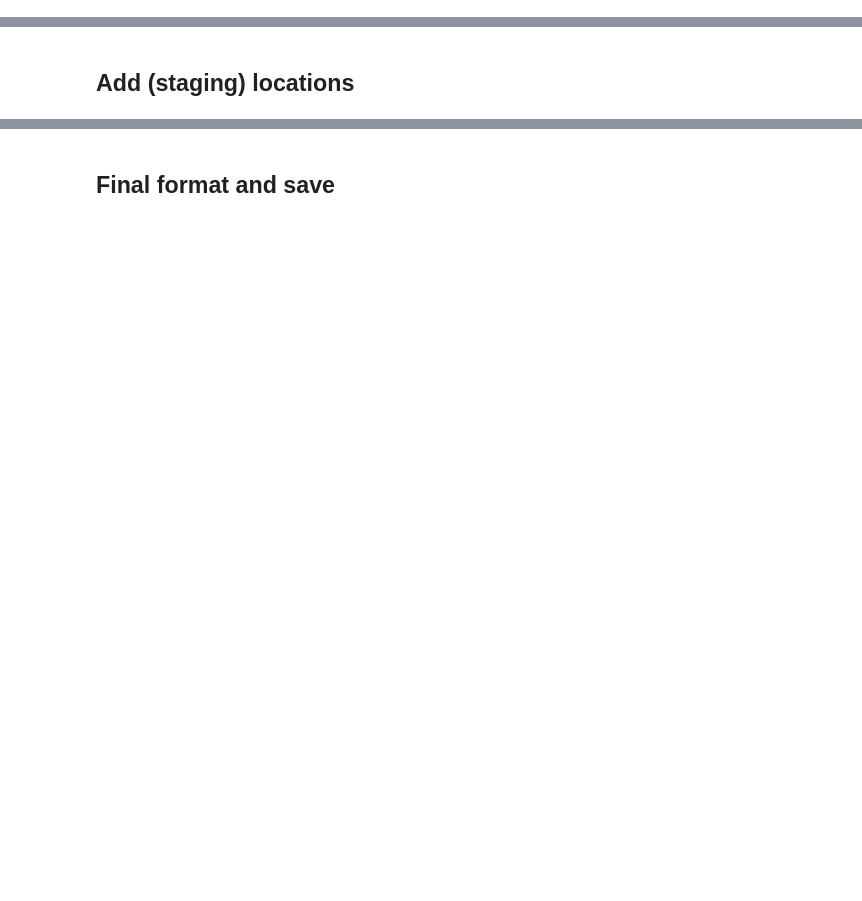
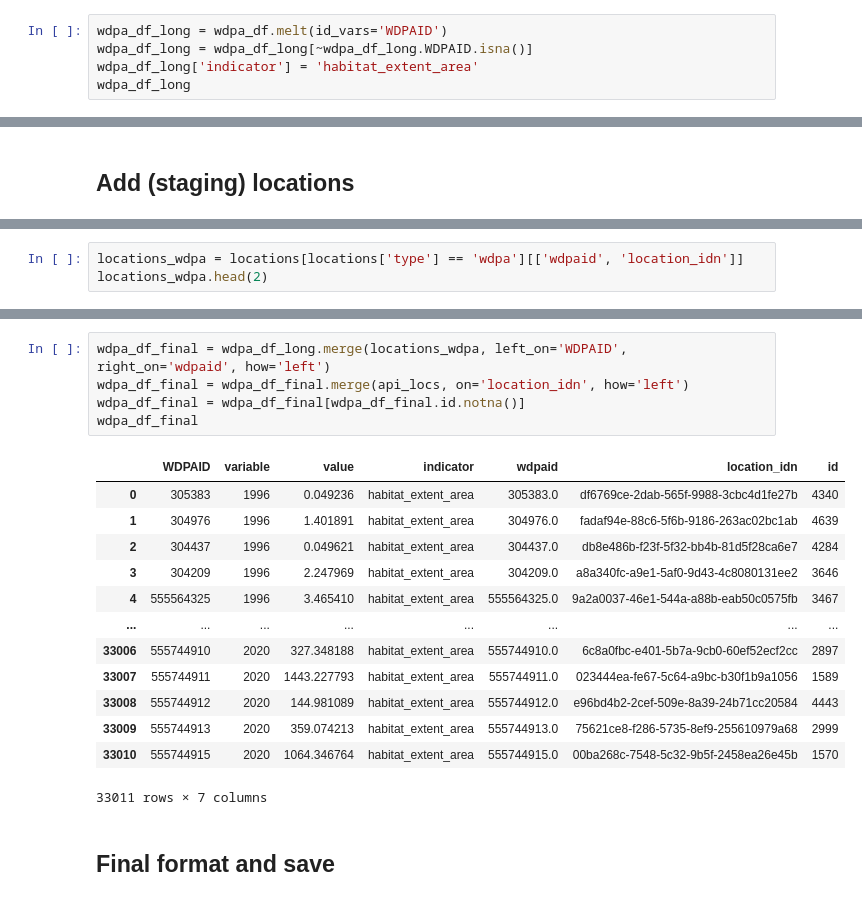
Before and after one commit to Vizzuality/mangrove-atlas, a Jupyter notebook: data/notebooks/Lab/data_processing/widgets-v2/v2_widget_extent.ipynb, the cells around one changed output, grey strips where cells are left out. Saved outputs shown, nothing was run; the diff lists cells and outputs as text; blank space fills up the shorter version.

```diff
--- a/data/notebooks/Lab/data_processing/widgets-v2/v2_widget_extent.ipynb
+++ b/data/notebooks/Lab/data_processing/widgets-v2/v2_widget_extent.ipynb
@@ -106,0 +121,5 @@ mang_df_long.groupby(['region', 'variable']).sum().head(15)
+# %%
+wdpa_df_long = wdpa_df.melt(id_vars='WDPAID')
+wdpa_df_long = wdpa_df_long[~wdpa_df_long.WDPAID.isna()]
+wdpa_df_long['indicator'] = 'habitat_extent_area'
+wdpa_df_long
@@ -108,0 +165,3 @@ mang_df_long.groupby(['region', 'variable']).sum().head(15)
+# %%
+locations_wdpa = locations[locations['type'] == 'wdpa'][['wdpaid', 'location_idn']]
+locations_wdpa.head(2)
@@ -145,3 +204,22 @@ mang_df_final
+# %%
+wdpa_df_final = wdpa_df_long.merge(locations_wdpa, left_on='WDPAID', right_on='wdpaid', how='left')
+wdpa_df_final = wdpa_df_final.merge(api_locs, on='location_idn', how='left')
+wdpa_df_final = wdpa_df_final[wdpa_df_final.id.notna()]
+wdpa_df_final
+# %% [output]
+|  | WDPAID | variable | value | indicator | wdpaid | location_idn | id |
+| 0 | 305383 | 1996 | 0.049236 | habitat_extent_area | 305383.0 | df6769ce-2dab-565f-9988-3cbc4d1fe27b | 4340 |
+| 1 | 304976 | 1996 | 1.401891 | habitat_extent_area | 304976.0 | fadaf94e-88c6-5f6b-9186-263ac02bc1ab | 4639 |
+| 2 | 304437 | 1996 | 0.049621 | habitat_extent_area | 304437.0 | db8e486b-f23f-5f32-bb4b-81d5f28ca6e7 | 4284 |
+| 3 | 304209 | 1996 | 2.247969 | habitat_extent_area | 304209.0 | a8a340fc-a9e1-5af0-9d43-4c8080131ee2 | 3646 |
+| 4 | 555564325 | 1996 | 3.465410 | habitat_extent_area | 555564325.0 | 9a2a0037-46e1-544a-a88b-eab50c0575fb | 3467 |
+| ... | ... | ... | ... | ... | ... | ... | ... |
+| 33006 | 555744910 | 2020 | 327.348188 | habitat_extent_area | 555744910.0 | 6c8a0fbc-e401-5b7a-9cb0-60ef52ecf2cc | 2897 |
+| 33007 | 555744911 | 2020 | 1443.227793 | habitat_extent_area | 555744911.0 | 023444ea-fe67-5c64-a9bc-b30f1b9a1056 | 1589 |
+| 33008 | 555744912 | 2020 | 144.981089 | habitat_extent_area | 555744912.0 | e96bd4b2-2cef-509e-8a39-24b71cc20584 | 4443 |
+| 33009 | 555744913 | 2020 | 359.074213 | habitat_extent_area | 555744913.0 | 75621ce8-f286-5735-8ef9-255610979a68 | 2999 |
+| 33010 | 555744915 | 2020 | 1064.346764 | habitat_extent_area | 555744915.0 | 00ba268c-7548-5c32-9b5f-2458ea26e45b | 1570 |
+33011 rows × 7 columns
 # %% [markdown]
 ## Final format and save
 # %%
```
Also changed, not shown: parts of 15 cells of this notebook, 2 other files.
